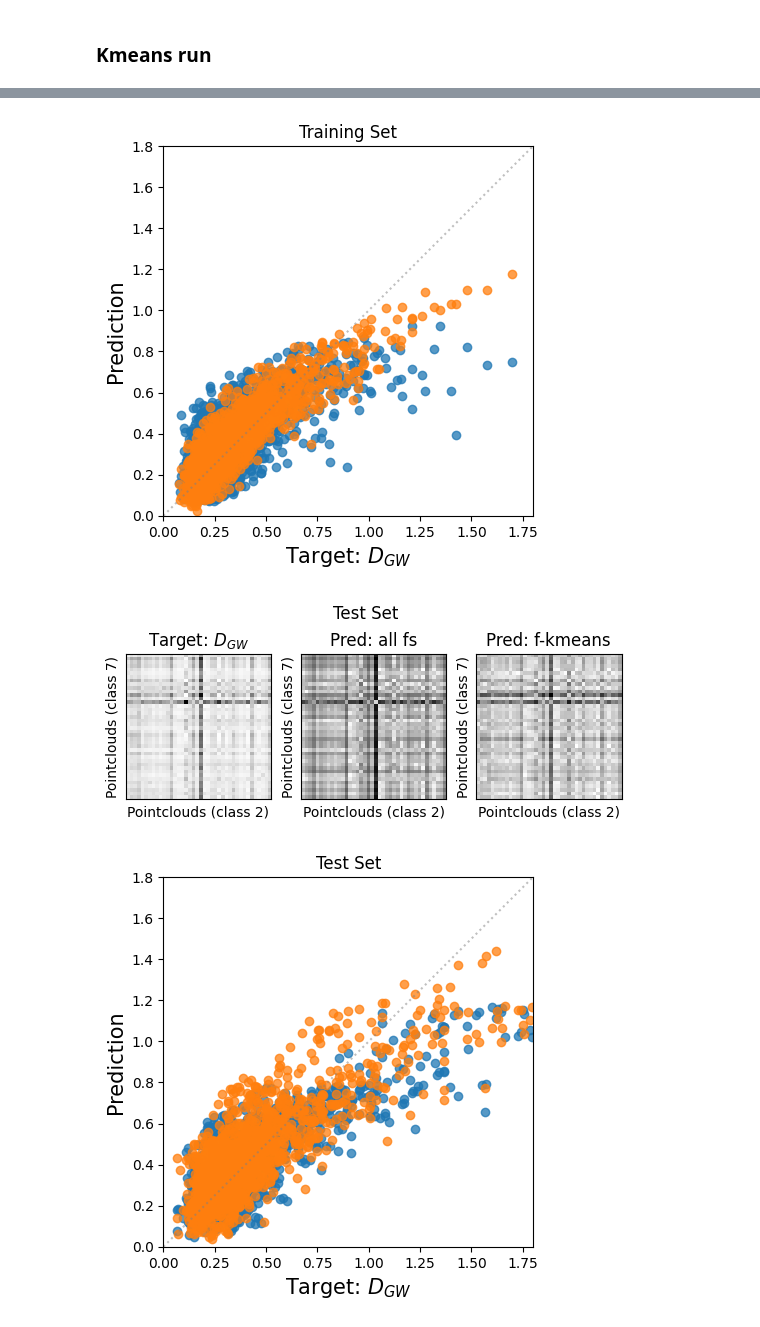
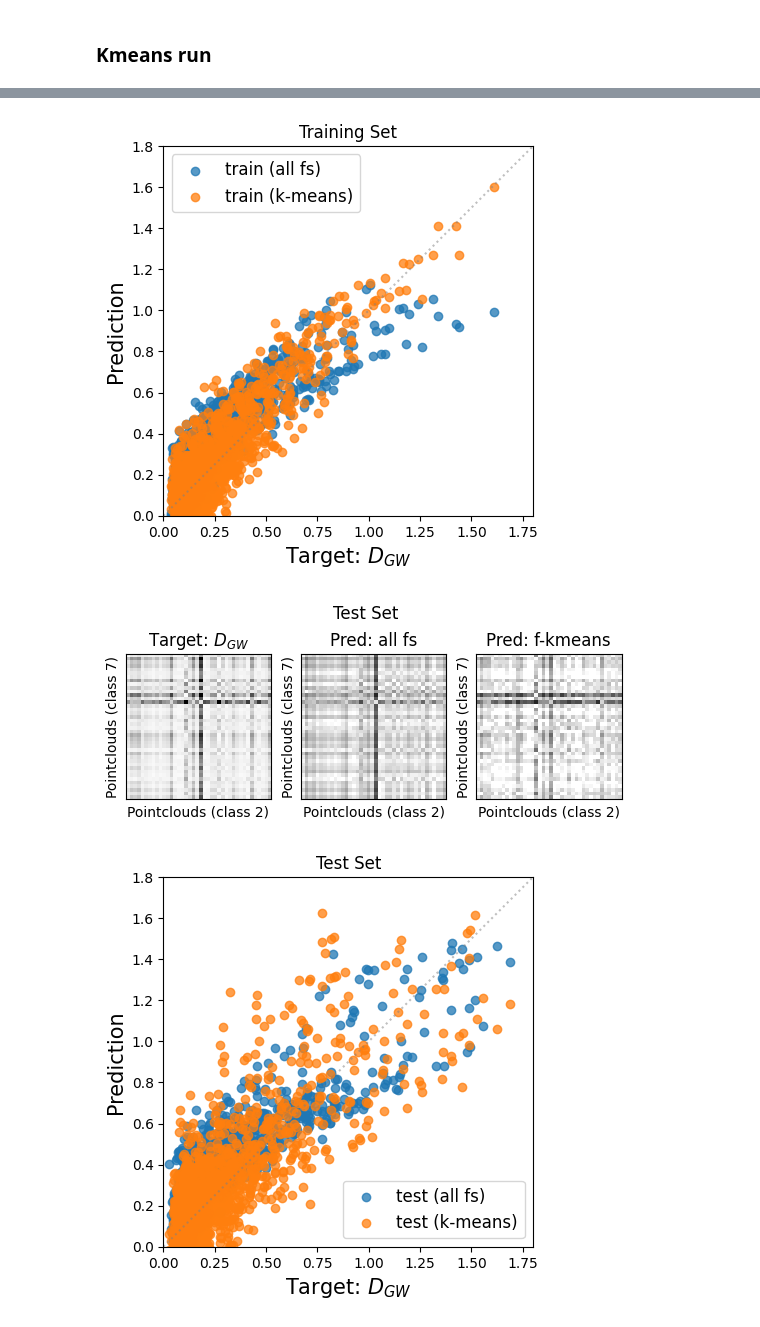
Before and after one commit to nhuang37/InvariantFeatures, a Jupyter notebook: Pointcloud_GWdist.ipynb, the cells around one changed output, grey strips where cells are left out. Cells and saved outputs as stored; diff of their text form; code cells hidden in the pictures.

Commit message:
Updated Kmeans approach

```diff
--- a/Pointcloud_GWdist.ipynb
+++ b/Pointcloud_GWdist.ipynb
@@ -208,10 +200,17 @@ def get_loaders(train_data1, test_data1, train_data2, test_data2, batch_size, fo
 
   return train_loader1, train_loader2, test_loader1, test_loader2
 # %%
-D = torch.FloatTensor(D)
 n_train = len(xtrain_s)
 n_test = len(xtest_s)
+k = 40
+###OLD: gw solver
+#D = torch.FloatTensor(D)
+#dist_true_train = D[:k,k:(2*k)].flatten().unsqueeze(1)
+#dist_true_test = D[(2*k):(3*k),(3*k):(4*k)].flatten().unsqueeze(1)
 
-dist_true_train = D[:k,k:(2*k)].flatten().unsqueeze(1)
-dist_true_test = D[(2*k):(3*k),(3*k):(4*k)].flatten().unsqueeze(1)
+###UPDATED 1/16/2024: gw lowerbound
+dist_true_train = pickle.load(open("LB_GW_train.pkl", "rb"))
+dist_true_train = torch.from_numpy(np.array(dist_true_train)).unsqueeze(1)
+dist_true_test = pickle.load(open("LB_GW_test.pkl", "rb"))
+dist_true_test = torch.from_numpy(np.array(dist_true_test)).unsqueeze(1)
 # %%
@@ -222,14 +221,18 @@ len(dist_true_train), len(dist_true_test) #cross-distance, no need to upper tria
 ### ScalarModel
 # %%
 class ScalarModel(torch.nn.Module):
-    def __init__(self, hid_dim, out_dim, dropout=0, input_dim=1):
+    def __init__(self, hid_dim, out_dim, dropout=0, input_dim=1, input_off=1):
+        '''
+        For all off-diag scalars, input_off = 1
+        For Kmeans setting, input_off = #Kmeans centroids
+        '''
         super(ScalarModel, self).__init__()
         #Deepset for diagonal scalars
         phi_d = MLP([input_dim,hid_dim, hid_dim*2], dropout=[dropout]*2)
         rho_d = MLP([hid_dim*2, hid_dim], dropout=[dropout]*1) #MLP([hid_dim*2, hid_dim, hid_dim], dropout=[dropout]*2) #
         self.deepset_d = DeepSetsAggregation(local_nn=phi_d, global_nn=rho_d)
         #Deepset for off-diagonal scalars
-        phi_o = MLP([input_dim,hid_dim, hid_dim*2], dropout=[dropout]*2)
+        phi_o = MLP([input_off,hid_dim, hid_dim*2], dropout=[dropout]*2)
         rho_o = MLP([hid_dim*2, hid_dim], dropout=[dropout]*1) #MLP([hid_dim*2, hid_dim, hid_dim], dropout=[dropout]*2)
         self.deepset_o = DeepSetsAggregation(local_nn=phi_o, global_nn=rho_o)
         #MLP_s for f_star
@@ -316,7 +319,7 @@ len(idx1), len(X_train1)
 train_loader1, train_loader2, test_loader1, test_loader2 = get_loaders(X_train1, X_test1, X_train2, X_test2, batch_size=k, follow_batch=['f_d','f_o'])
 # %%
 hid_dim = 16
-out_dim = 8
+out_dim = 16
 scalar = ScalarModel(hid_dim, out_dim, input_dim=1)
 model = SiameseRegressor(scalar)
 model = model.to(device)
@@ -380,12 +383,12 @@ DataBatch(f_d=[4000, 1], f_d_batch=[4000], f_d_ptr=[41], f_star=[40, 1], f_o=[40
 # %%
 hid_dim = 16
-out_dim = 8
-scalar_km = ScalarModel(hid_dim, out_dim, input_dim=1)
-model_km = SiameseRegressor(scalar)
+out_dim = 16
+scalar_km = ScalarModel(hid_dim, out_dim, input_dim=1, input_off=3)
+model_km = SiameseRegressor(scalar_km)
 model_km = model_km.to(device)
 print(model_km)
 model_km.SM.reset_parameters()
-optimizer = torch.optim.Adam(model_km.parameters(), lr=0.01) #larger lr
+optimizer = torch.optim.Adam(model_km.parameters(), lr=0.001)
 criterion = torch.nn.MSELoss()  # Define loss criterion.
 
 for epoch in range(1, 201):
@@ -436,20 +440,22 @@ plt.show()
 # %%
-plt.scatter(dist_true_train[:,0], D_pred_train.flatten(), label="train (all)", alpha=0.75)
-plt.scatter(dist_true_train[:,0], D_pred_train_km.flatten(), label="train (kmeans)", alpha=0.75)
+plt.scatter(dist_true_train[:,0], D_pred_train.flatten(), label="train (all fs)", alpha=0.75)
+plt.scatter(dist_true_train[:,0], D_pred_train_km.flatten(), label="train (k-means)", alpha=0.75)
 plt.plot(np.linspace(0,1.8,100),np.linspace(0,1.8,100), ls=":", color="gray", alpha=0.5)
 plt.xlabel(r"Target: $D_{GW}$", fontsize=15)
 plt.ylabel(r"Prediction", fontsize=15)
 plt.title("Training Set")
+plt.legend(fontsize=12)
 plt.xlim(0,1.8)
 plt.ylim(0,1.8)
 plt.gca().set_aspect('equal')
 # %% [output]
-[figure, old version]
+[figure, new version]
 # %%
 fig, axs = plt.subplots(ncols=3)
-axs[0].imshow(D[2*k:3*k, 3*k:4*k], cmap="binary", origin="lower")
-axs[1].imshow(D_pred_test, cmap="binary", origin="lower")
-axs[2].imshow(D_pred_test_km, cmap="binary", origin="lower")
+axs[0].imshow(torch.unflatten(dist_true_test, 0, (40,40)), cmap="binary", origin="lower", vmin=0, vmax=2)
+#axs[0].imshow(D[2*k:3*k, 3*k:4*k], cmap="binary", origin="lower")
+axs[1].imshow(D_pred_test, cmap="binary", origin="lower", vmin=0, vmax=2)
+axs[2].imshow(D_pred_test_km, cmap="binary", origin="lower", vmin=0, vmax=2)
 axs[0].set_title(r"Target: $D_{GW}$")
 axs[1].set_title(r"Pred: all fs")
 axs[2].set_title(r"Pred: f-kmeans")
@@ -461,19 +467,20 @@ for ax in axs:
 fig.suptitle("Test Set", y=0.75)
 plt.show()
 # %% [output]
-[figure, old version]
+[figure, new version]
 # %%
-plt.scatter(dist_true_test[:,0], D_pred_test.flatten(), label="test (all)", alpha=0.75)
-plt.scatter(dist_true_test[:,0], D_pred_test_km.flatten(), label="test (kmeans)", alpha=0.75)
+plt.scatter(dist_true_test[:,0], D_pred_test.flatten(), label="test (all fs)", alpha=0.75)
+plt.scatter(dist_true_test[:,0], D_pred_test_km.flatten(), label="test (k-means)", alpha=0.75)
 plt.plot(np.linspace(0,1.8,100),np.linspace(0,1.8,100), ls=":", color="gray", alpha=0.5)
 plt.xlabel(r"Target: $D_{GW}$", fontsize=15)
 plt.ylabel(r"Prediction", fontsize=15)
 plt.title("Test Set")
+plt.legend(fontsize=12)
 plt.xlim(0,1.8)
 plt.ylim(0,1.8)
 plt.gca().set_aspect('equal')
 # %% [output]
-[figure, old version]
+[figure, new version]
 # %%
 #plot true dist vs pred dist
 #try 200 sampling points
```
Also changed, not shown: parts of 14 cells of this notebook.
